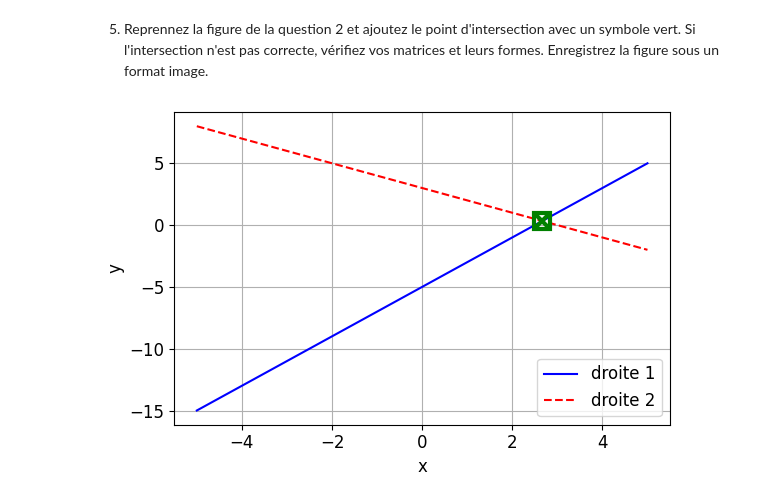
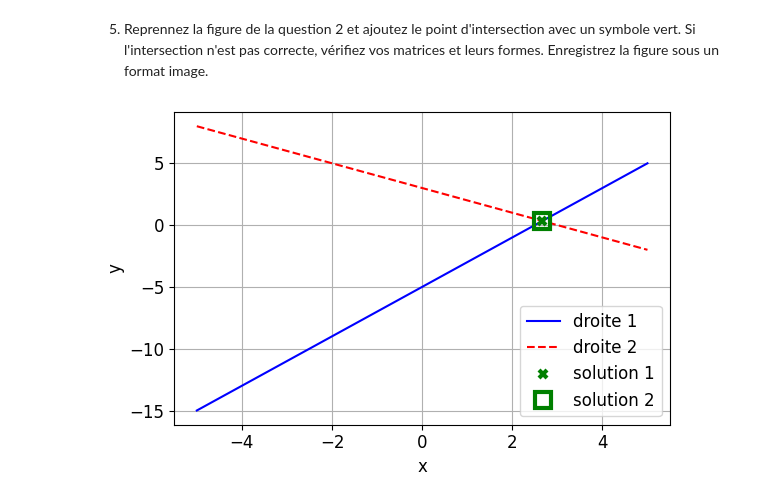
Before and after one commit to sanjosem/mec757_solutions, a Jupyter notebook: enonces/introduction/IntroNum-Sol.ipynb, the cells around one changed output. Saved outputs shown, nothing was run; the diff lists cells and outputs as text; code cells hidden in the pictures.

Commit message:
Solution - Exercice 2

```diff
--- a/enonces/introduction/IntroNum-Sol.ipynb
+++ b/enonces/introduction/IntroNum-Sol.ipynb
@@ -92,13 +92,15 @@ Xint2 = np.linalg.solve(M,B)
 # %%
 plt.plot(x,y1,label='droite 1',color='blue')
 plt.plot(x,y2,label='droite 2',color='red',linestyle='--')
-plt.plot(Xint[0],Xint[1],marker='x',color='green',ms=12,markeredgewidth=3.0)
-plt.plot(Xint2[0],Xint2[1],marker='s',color='green',ms=12,markeredgewidth=3.0,markerfacecolor = 'None')
+plt.plot(Xint[0],Xint[1],marker='x',color='green',markeredgewidth=3.0,
+         label="solution 1",linestyle = 'None')
+plt.plot(Xint2[0],Xint2[1],marker='s',color='green',ms=12,markeredgewidth=3.0,
+         markerfacecolor = 'None', label="solution 2",linestyle = 'None')
 plt.xlabel('x')
 plt.ylabel('y')
 plt.grid()
 plt.legend()
 plt.savefig('exercice1.png')
 plt.show()
 # %% [output]
-[figure, old version]
+[figure, new version]
```
Also changed, not shown: parts of 20 cells of this notebook, 2 other files.
